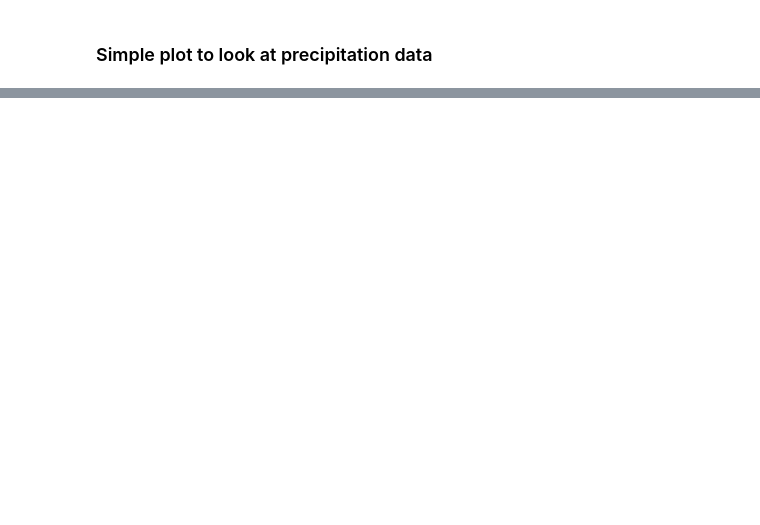
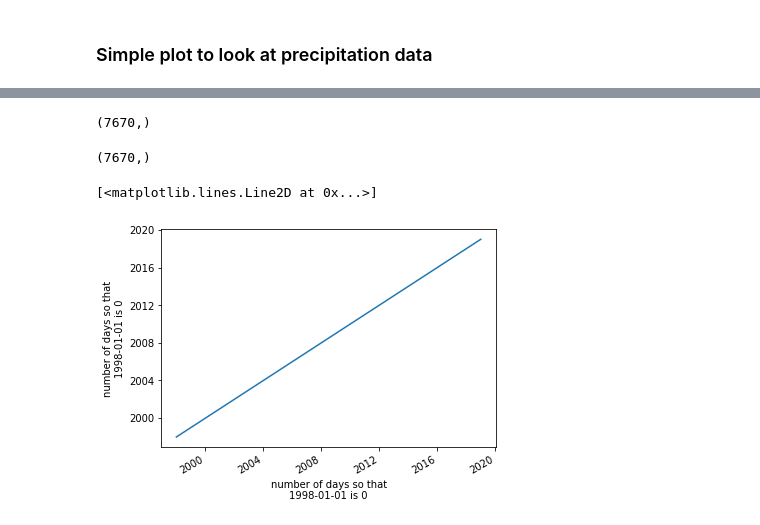
Before and after one commit to haricash/climate-networks, a Jupyter notebook: dealing_with_nc4_data.ipynb, the cells around one changed output, grey strips where cells are left out. Cells and saved outputs as stored; diff of their text form; code cells hidden in the pictures; blank space fills up the shorter version.

```diff
--- a/dealing_with_nc4_data.ipynb
+++ b/dealing_with_nc4_data.ipynb
@@ -100,0 +105,10 @@ d_precp = ds.precipitation.dropna(dim='time')
+# %%
+# Finding the maximum and minumum values of the parameters of the data given
+lat_data = ds["precipitation"]['lat']
+print("min lat value is", lat_data.values.min(), "and max lat value is", lat_data.values.max())
+
+lon_data = ds["precipitation"]['lon']
+print("min lon value is", lon_data.values.min(), "and max lon value is", lon_data.values.max())
+
+time_data = ds["precipitation"]['time']
+print("time starts at", time_data.values.min(), "and ends at", time_data.values.max())
@@ -101,5 +138,2 @@ d_precp = ds.precipitation.dropna(dim='time')
 # %% [markdown]
 ### Simple plot to look at precipitation data
-# %%
-precipitation_data = ds.precipitation
-time_data = ds.time
@@ -138,0 +173,13 @@ ValueError: ignored
+# %%
+time_data.shape
+# %% [output]
+(7670,)
+# %%
+fall_data.shape
+# %% [output]
+(7670,)
+# %%
+time_data.plot.line()
+# %% [output]
+[<matplotlib.lines.Line2D at 0x...>]
+[figure, added]
```
Also changed, not shown: parts of 10 cells of this notebook.
